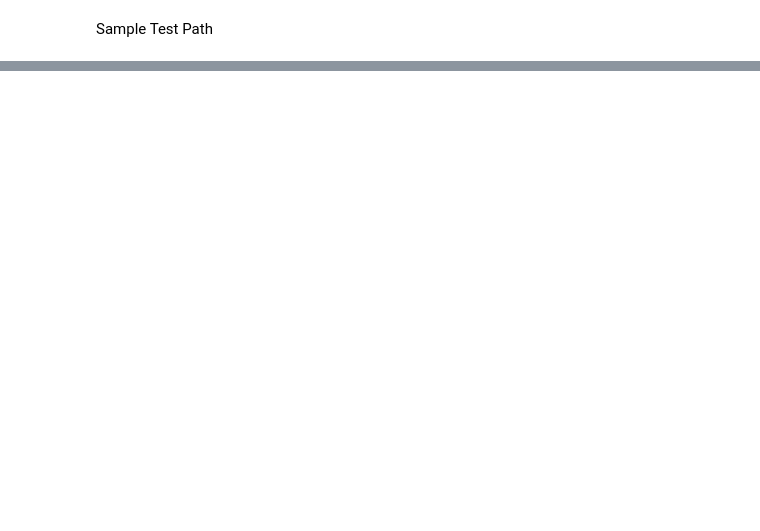
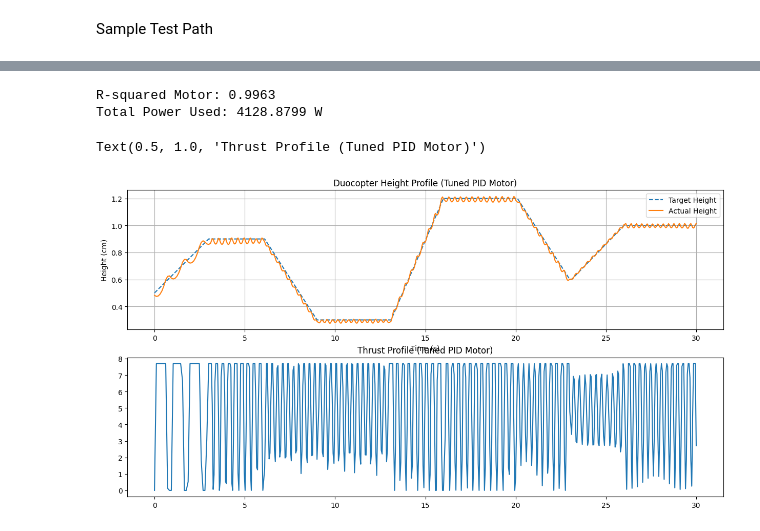
Before and after one commit to Luffo-lol/Duocopter-G06, a Jupyter notebook: sim.ipynb, the cells around one changed output, grey strips where cells are left out. Drawn from its saved outputs; the diff is of its cells as text; code cells hidden in the pictures; blank space fills up the shorter version.

```diff
--- a/sim.ipynb
+++ b/sim.ipynb
@@ -204,0 +396,20 @@ plt.show()
+# %%
+def TunePIDConstants3(best_PConstant1, best_IConstant1, best_DConstant1, test_path):
+    best_R_squared = 0
+    best_constants = (0,0,0)
+
+    # Iterate over a range of refined PID constants
+    # Use the best constants from the first tuning as a starting point
+    for P in np.linspace(best_PConstant1-5, best_PConstant1+5, 11):
+        for I in np.linspace(best_IConstant1-5, best_IConstant1+5, 11):
+            for D in np.linspace(best_DConstant1-5, best_DConstant1+5, 11):
+                R_squared = compute_PID_Error(P, I, D, test_path)
+                if R_squared > best_R_squared:
+                    best_R_squared = R_squared
+                    best_constants = (P, I, D)
+                    print(f"New best R-squared: {best_R_squared:.4f} with P: {P}, I: {I}, D: {D}")
+    return best_constants
+
+# Uncomment the line below to run the final tuning
+best_PConstant3, best_IConstant3, best_DConstant3 = TunePIDConstants3(best_PConstant2, best_IConstant2, best_DConstant2, test_path)
+print(f"Best PID Constants Motor 3: P: {best_PConstant3}, I: {best_IConstant3}, D: {best_DConstant3}")
@@ -204,0 +464,27 @@ plt.show()
+# %%
+bestHeight, bestThrust, bestPower = motionOfDuocopter(test_path, best_PConstant, best_IConstant, best_DConstant)
+
+R_squared = compute_PID_Error(best_PConstant, best_IConstant, best_DConstant, test_path)
+print(f"R-squared Motor: {R_squared:.4f}")
+
+totPower = np.sum(bestPower) * 0.05
+print(f"Total Power Used: {totPower:.4f} W")
+
+# Plotting the results
+plt.figure(figsize=(15, 12))
+plt.subplot(3, 1, 1)
+plt.plot(test_path[:, 0], test_path[:, 1], label='Target Height', linestyle='--')
+plt.plot(test_path[:, 0], bestHeight, label='Actual Height')
+plt.title('Duocopter Height Profile (Tuned PID Motor)')
+plt.xlabel('Time (s)')
+plt.ylabel('Height (cm)')
+plt.legend()
+plt.grid(True)
+plt.subplot(3, 1, 2)
+plt.plot(test_path[:, 0], bestThrust, label='Thrust (gf)')
+plt.title('Thrust Profile (Tuned PID Motor)')
+# %% [output]
+R-squared Motor: 0.9963
+Total Power Used: 4128.8799 W
+Text(0.5, 1.0, 'Thrust Profile (Tuned PID Motor)')
+[figure, added]
```
Also changed, not shown: parts of 23 cells of this notebook, 2 other files.
